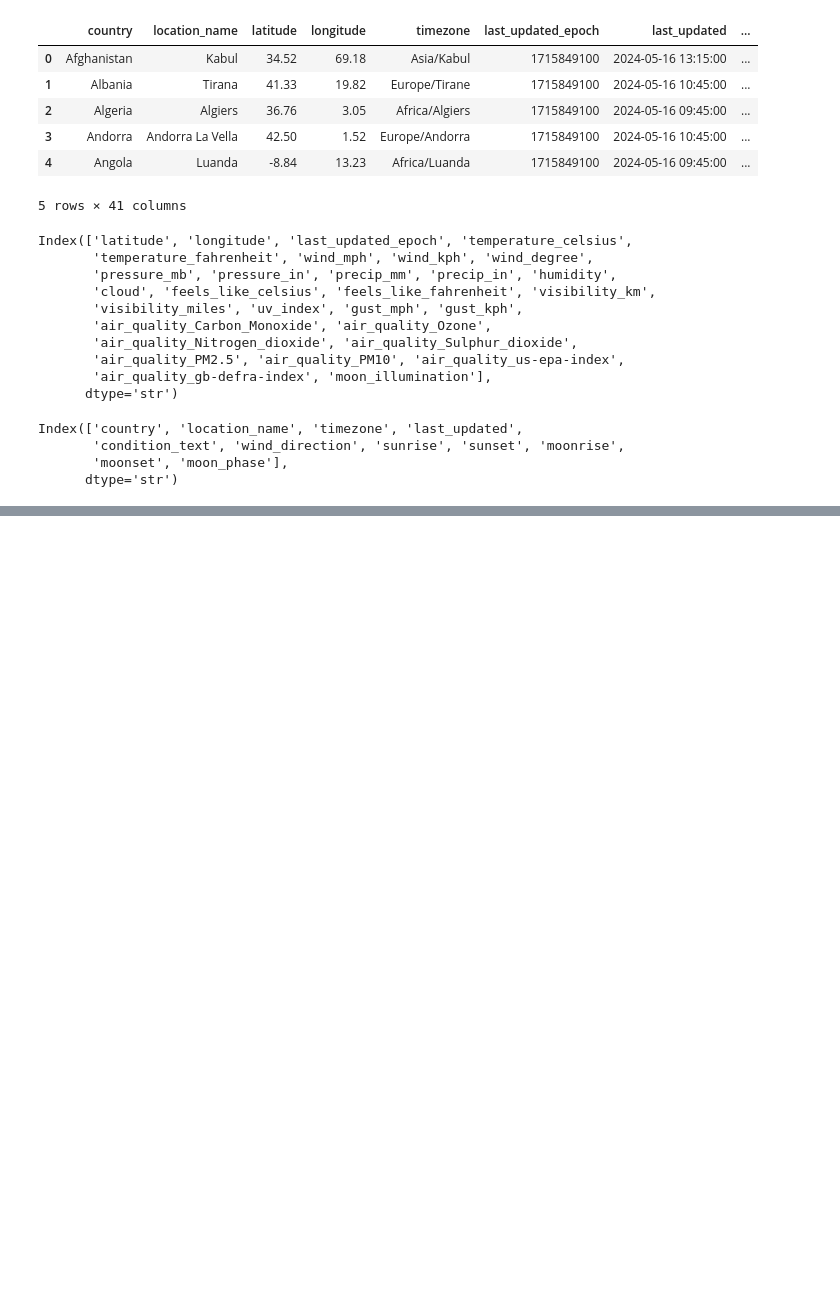
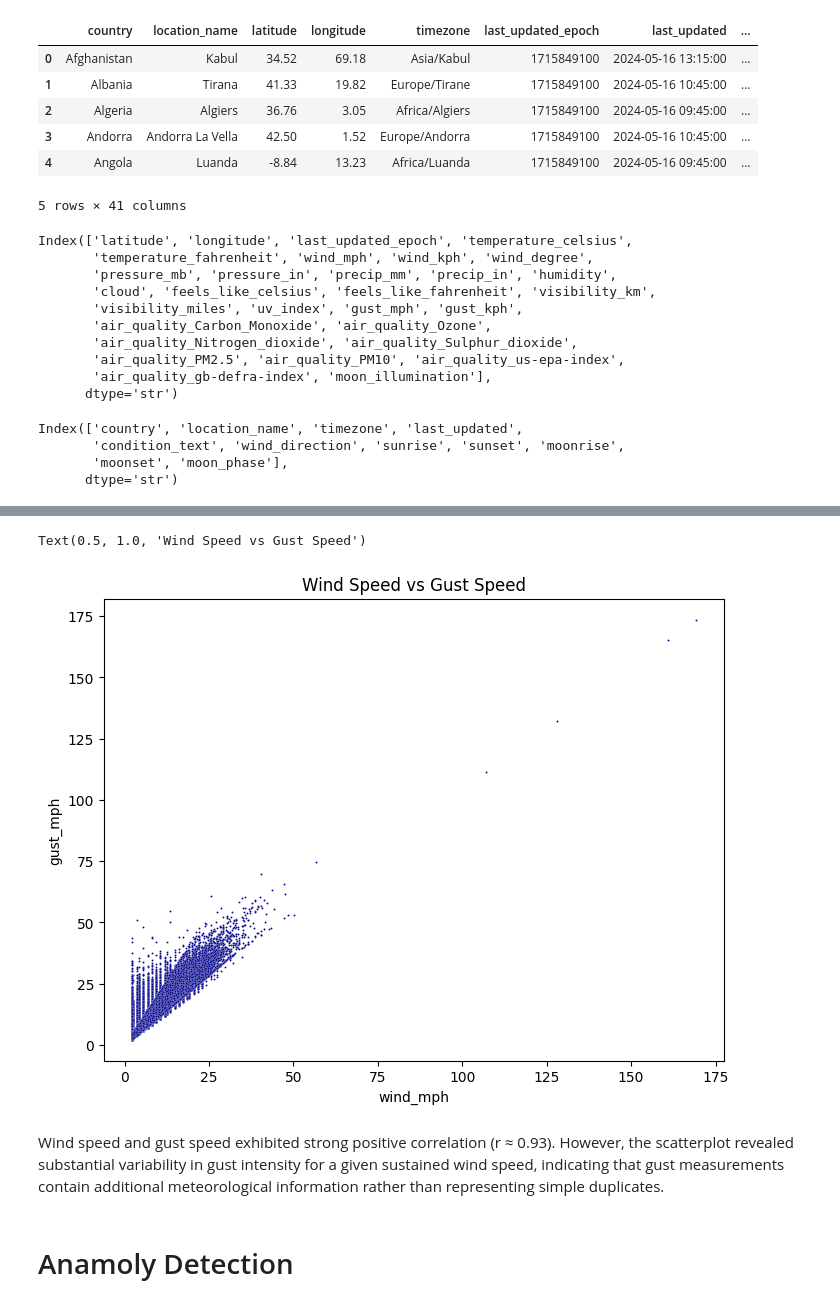
Before and after one commit to kgulbarg/Weather-Forecast-DS, a Jupyter notebook: global_weather_eda.ipynb, the cells around one changed output, grey strips where cells are left out. Drawn from its saved outputs; the diff is of its cells as text; code cells hidden in the pictures; blank space fills up the shorter version.

```diff
--- a/global_weather_eda.ipynb
+++ b/global_weather_eda.ipynb
@@ -154,0 +282,20 @@ astronomical_features = [
+# %%
+# plot wind_mph vs gust_mph
+
+plt.figure(figsize=(8, 6))
+sns.scatterplot(
+    data=df,
+    x='wind_mph',
+    y='gust_mph',
+    color='darkblue',
+    s=2
+)
+
+plt.title('Wind Speed vs Gust Speed')
+# %% [output]
+Text(0.5, 1.0, 'Wind Speed vs Gust Speed')
+[figure, added]
+# %% [markdown]
+Wind speed and gust speed exhibited strong positive correlation (r ≈ 0.93). However, the scatterplot revealed substantial variability in gust intensity for a given sustained wind speed, indicating that gust measurements contain additional meteorological information rather than representing simple duplicates.
+# %% [markdown]
+# Anamoly Detection
```
Also changed, not shown: parts of 13 cells of this notebook, 1 other file.
